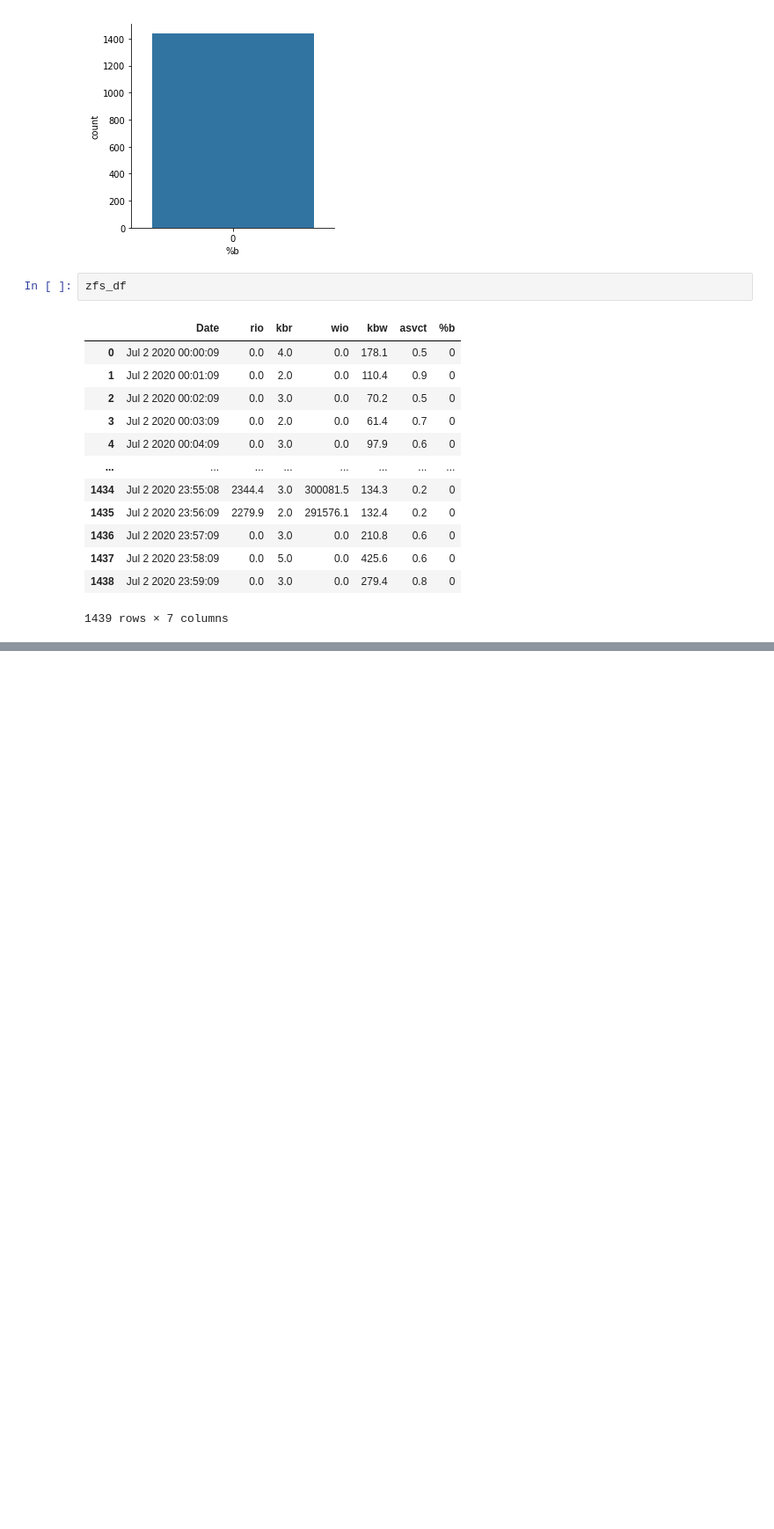
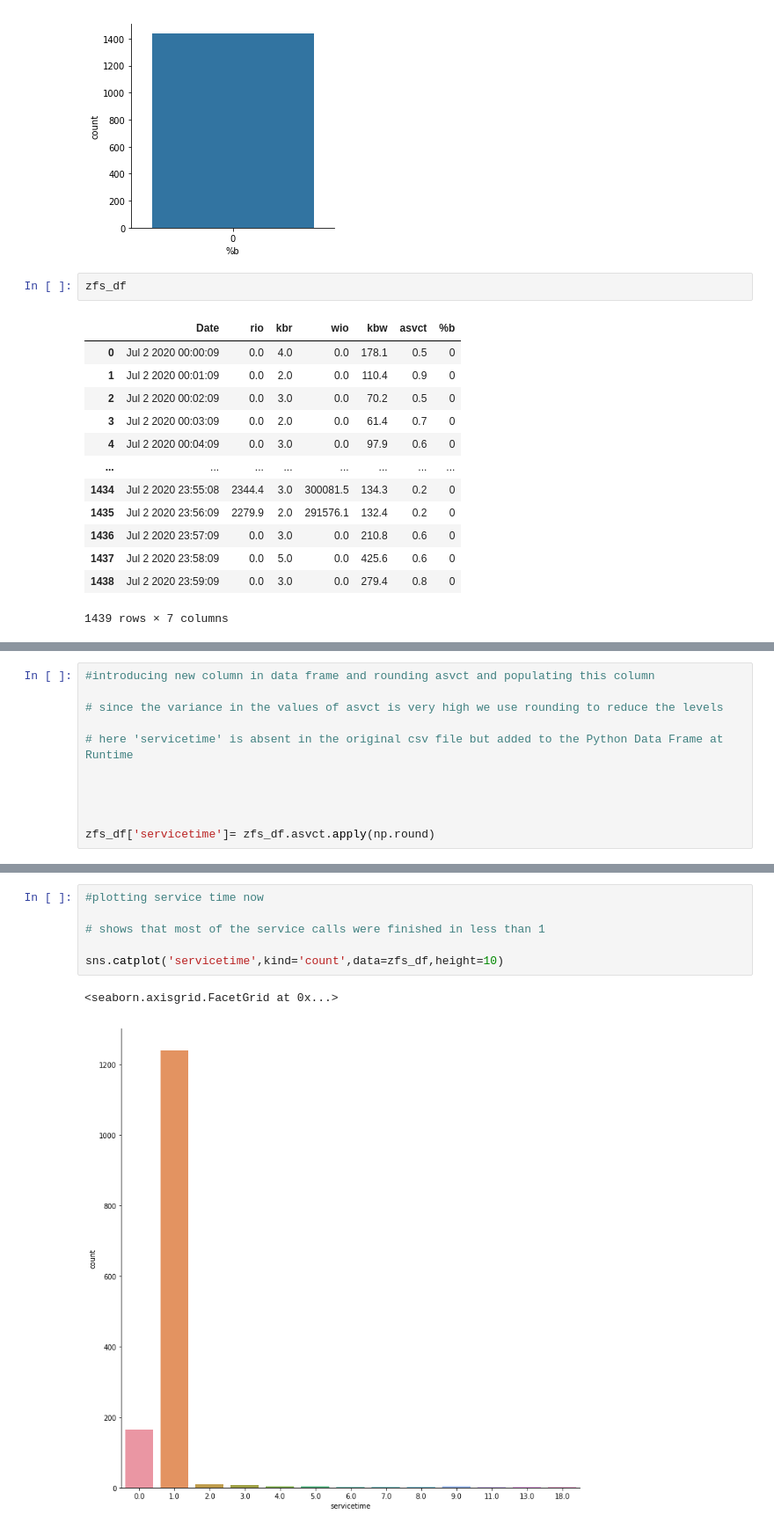
Before and after one commit to dstawde/Python-Experiments, a Jupyter notebook: zfs-analysis-fromcsv.ipynb, the cells around one changed output, grey strips where cells are left out. Shown at 88% size. Cells and saved outputs as stored; diff of their text form; blank space fills up the shorter version.

```diff
--- a/zfs-analysis-fromcsv.ipynb
+++ b/zfs-analysis-fromcsv.ipynb
@@ -71,0 +79,11 @@ zfs_df
+# %%
+#introducing new column in data frame and rounding asvct and populating this column
+
+# since the variance in the values of asvct is very high we use rounding to reduce the levels
+
+# here 'servicetime' is absent in the original csv file but added to the Python Data Frame at Runtime
+
+
+
+
+zfs_df['servicetime']= zfs_df.asvct.apply(np.round)
@@ -71,0 +99,9 @@ zfs_df
+# %%
+#plotting service time now
+
+# shows that most of the service calls were finished in less than 1
+
+sns.catplot('servicetime',kind='count',data=zfs_df,height=10)
+# %% [output]
+<seaborn.axisgrid.FacetGrid at 0x...>
+[figure, added]
```
Also changed, not shown: parts of 3 cells of this notebook.
